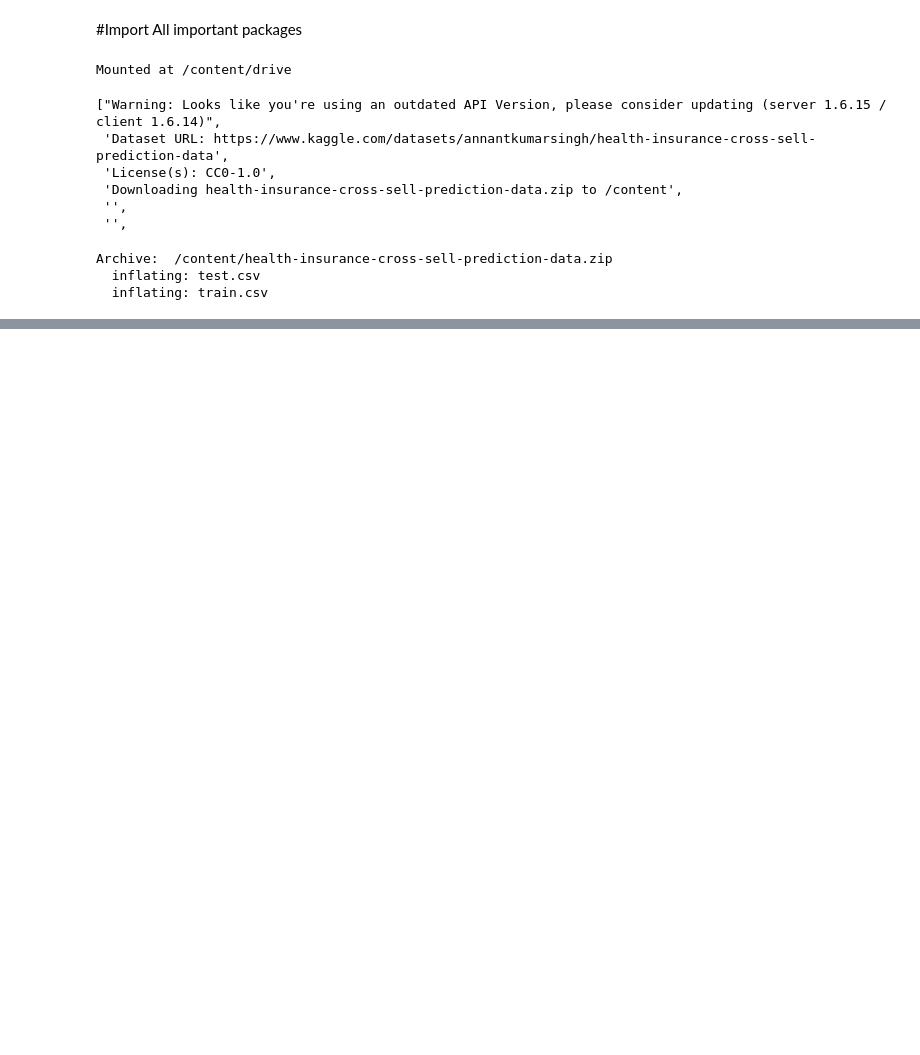
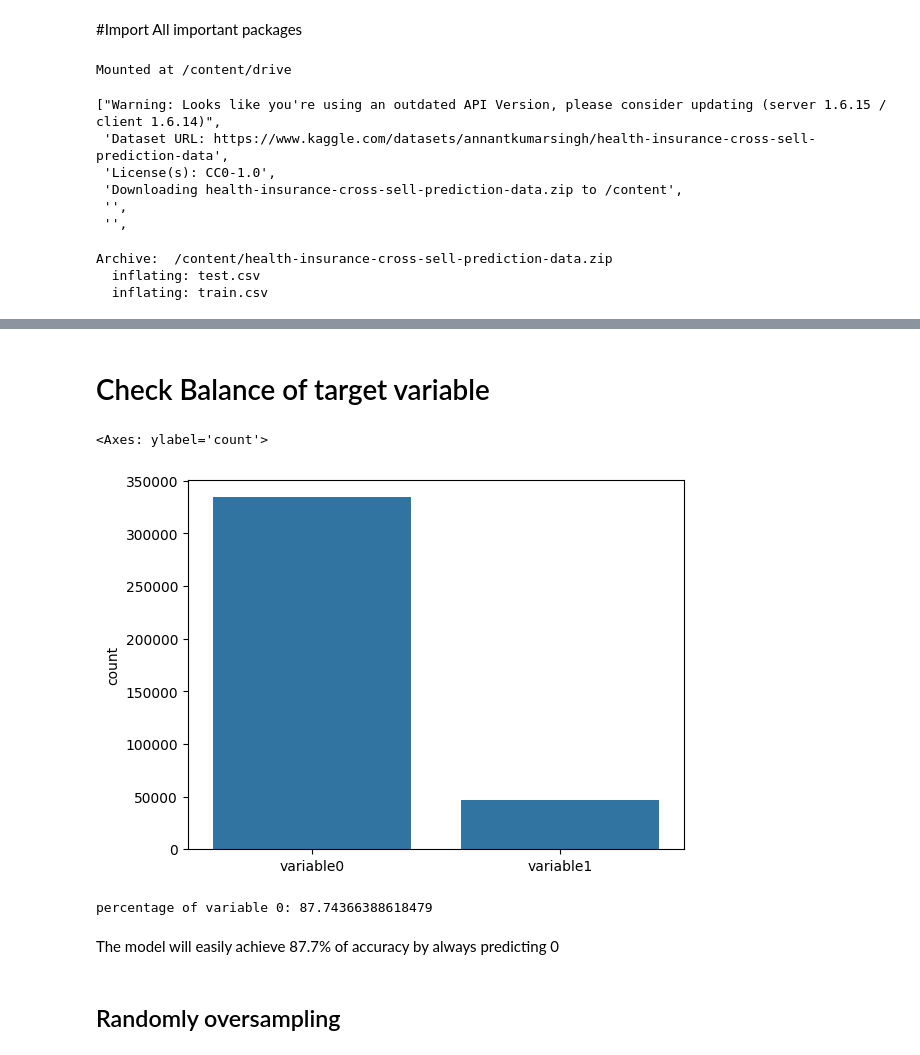
Before and after one commit to khanhvy31/Classification_Imbalance_Tutorial, a Jupyter notebook: Insurance_Dataset.ipynb, the cells around one changed output, grey strips where cells are left out. Drawn from its saved outputs; the diff is of its cells as text; code cells hidden in the pictures; blank space fills up the shorter version.

```diff
--- a/Insurance_Dataset.ipynb
+++ b/Insurance_Dataset.ipynb
@@ -55,0 +59,2 @@ This tutorial will focus on the machine learning end-to-end pipeline, therefore,
+# %%
+df = pd.read_csv("train.csv")
@@ -55,0 +75,28 @@ This tutorial will focus on the machine learning end-to-end pipeline, therefore,
+# %%
+#turn Gender, Vehical Damage to dummy variable
+df = pd.get_dummies(df, columns = ['Gender','Vehicle_Damage'],dtype = int)
+# %%
+#turn vehical_age to ordinal feature
+enc = OrdinalEncoder()
+df['encoded_vehical_age'] = enc.fit_transform(df[['Vehicle_Age']])
+# %%
+df.drop(columns = 'Vehicle_Age',inplace = True)
+# %% [markdown]
+# Check Balance of target variable
+# %%
+variable1 = df['Response'].sum()
+variable0 = df['Response'].count() - df['Response'].sum()
+sns.barplot(x = ['variable0','variable1'], y = df['Response'].value_counts())
+# %% [output]
+<Axes: ylabel='count'>
+[figure, added]
+# %%
+#Calculate the %of variable 0 compare to variable 1
+pct_variable =  variable0/(df['Response'].count())*100
+print(f'percentage of variable 0: {pct_variable}')
+# %% [output]
+percentage of variable 0: 87.74366388618479
+# %% [markdown]
+The model will easily achieve 87.7% of accuracy by always predicting 0
+# %% [markdown]
+## Randomly oversampling
```
Also changed, not shown: parts of 5 cells of this notebook.
